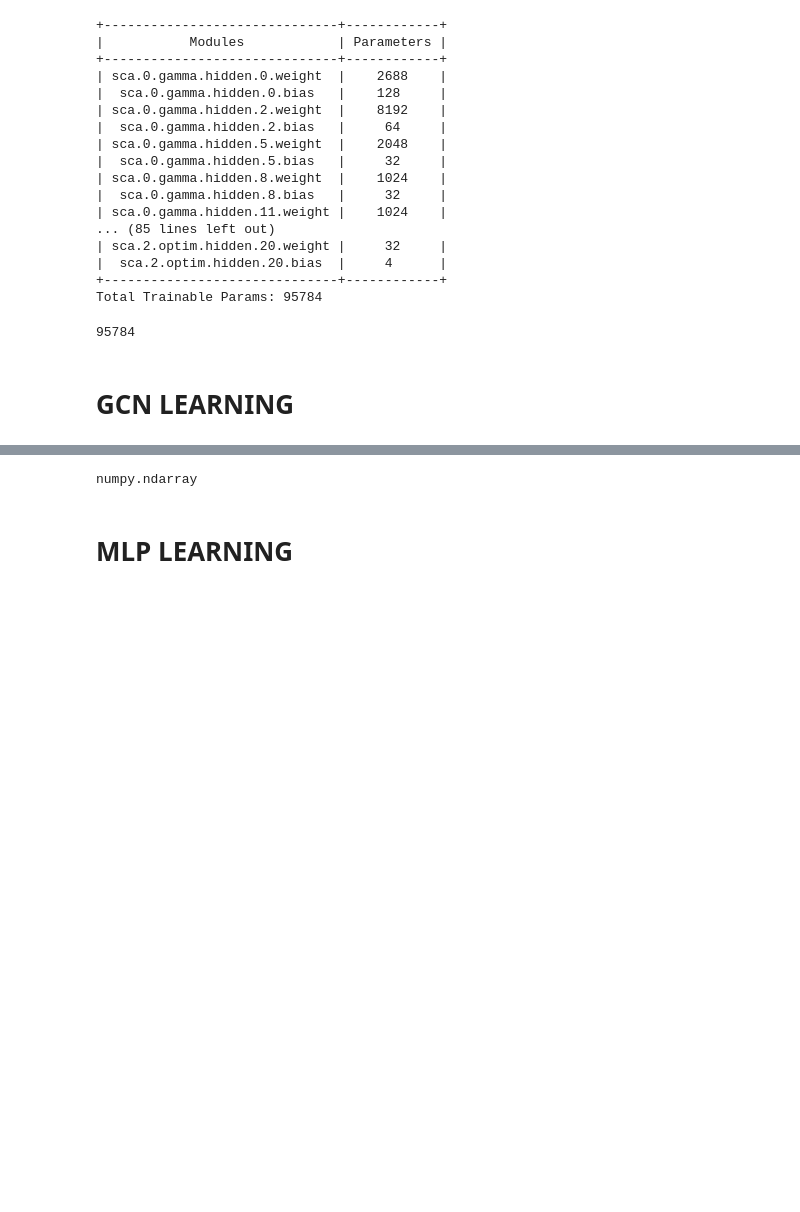
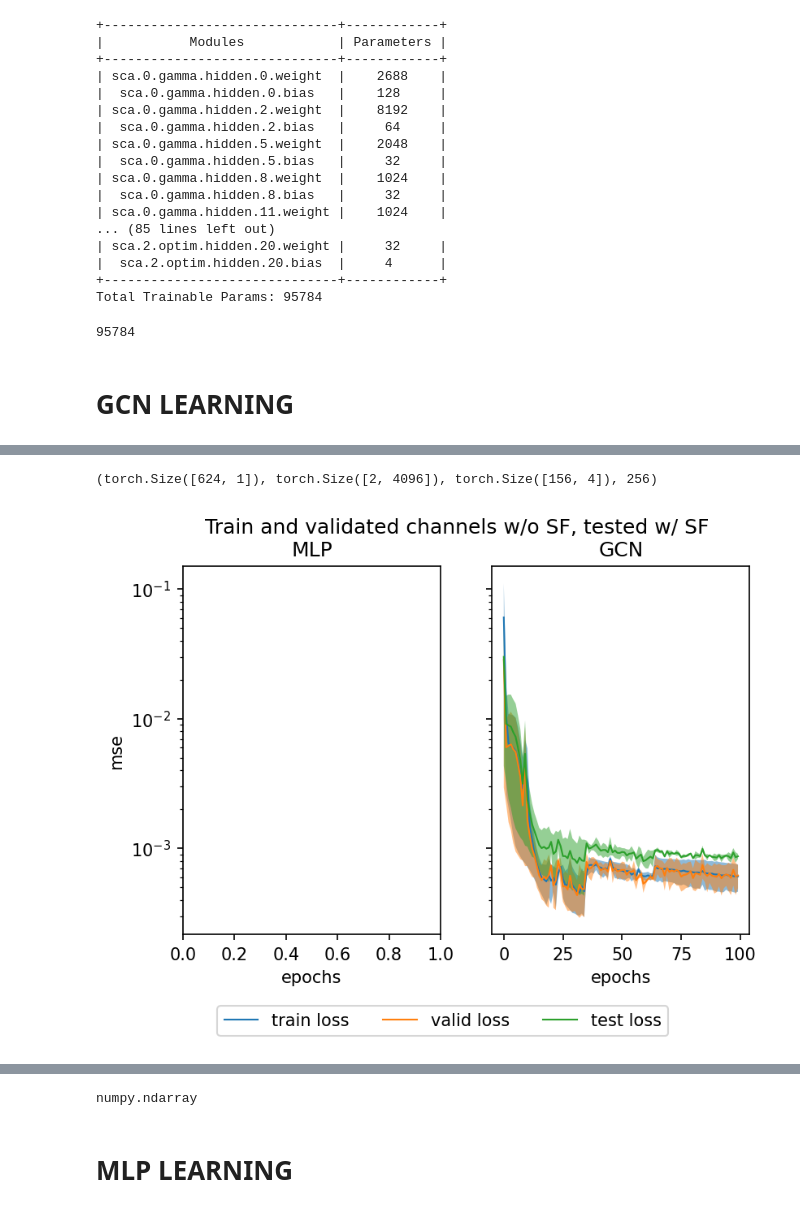
Before and after one commit to bl166/usca_power_control, a Jupyter notebook: SCA_datagen.ipynb, the cells around one changed output, grey strips where cells are left out. Saved outputs shown, nothing was run; the diff lists cells and outputs as text; code cells hidden in the pictures; blank space fills up the shorter version.

```diff
--- a/SCA_datagen.ipynb
+++ b/SCA_datagen.ipynb
@@ -487,12 +452,0 @@ print(X_va.shape, y_va.shape)
-# %%
-# test
-x =  torch.from_numpy(X_va_).float()#.to(device)
-with torch.no_grad():
-    y_pred, gamma = model( x )
-y_true = torch.from_numpy(y_va).float()#.to(device)
-print(x.shape, y_pred.shape, y_true.shape)
-
-wsee_test_opt = f_wsee_torch(y_true, x, mu, Pc, 'mean').numpy()
-wsee_test_pred = f_wsee_torch(y_pred, x, mu, Pc, 'mean').numpy()
-
-print('true:', wsee_test_opt, 'pred:', wsee_test_pred)
@@ -855,33 +780,28 @@ class GCN(torch.nn.Module):
         self.conv4 = GCNConv(64, 16)
         self.conv5 = GCNConv(16, 8)
         self.conv6 = GCNConv(8, dim)
-#         self.final = nn.Linear(dim, dim)
+        self.final = nn.Linear(dim, dim)
 
     def forward(self, x, edge_index, edge_weights):
 #         x, edge_index = data.x, data.edge_index
 
         x = F.elu(self.conv1(x, edge_index, edge_weight=edge_weights))
-#         x = F.dropout(x, training=self.training)
 
         x = F.relu(self.conv2(x, edge_index, edge_weight=edge_weights))
-#         x = F.dropout(x, training=self.training)
 
         x = F.elu(self.conv3(x, edge_index, edge_weight=edge_weights))
-#         x = F.dropout(x, training=self.training)
 
         x = F.relu(self.conv4(x, edge_index, edge_weight=edge_weights))
-#         x = F.dropout(x, training=self.training)
 
         x = F.elu(self.conv5(x, edge_index, edge_weight=edge_weights))
-#         x = F.dropout(x, training=self.training)
 
         x = self.conv6(x, edge_index, edge_weight=edge_weights)
 
 #         return F.log_softmax(x, dim=1)
-        return x#self.final(x)
+        return self.final(x)
 
 
 
-count_parameters(MLP(num_ue))
-count_parameters(GCN(1))
+count_parameters(MLP(num_ue),1)
+count_parameters(GCN(1),1)
 # %% [output]
@@ -1051,3 +1237,7 @@ TypeError: expected np.ndarray (got Tensor)
+# %%
+signal.shape, edge_index_batch.shape, y_init.shape, bs_va
+# %% [output]
+(torch.Size([624, 1]), torch.Size([2, 4096]), torch.Size([156, 4]), 256)
 # %%
 from utils import *
 f(y_true[0].cpu().numpy(), h, mu, Pc), f(y_pred[0].detach().cpu().numpy(), h, mu, Pc)
@@ -1059,40 +1249,42 @@ h * y_true[0].cpu().numpy()
 
 fig, ax = plt.subplots(1,2, dpi=150, sharey=True)
 
-for ph, loss in zip(["train", "valid", "test"],[tr_loss, va_loss, te_loss]):
+# for ph, loss in zip(["train", "valid", "test"],[tr_loss, va_loss, te_loss]):
 
-    m = np.mean(list(loss.values()),0)
-    e = np.std(list(loss.values()),0)
+#     m = np.mean(list(loss.values()),0)
+#     e = np.std(list(loss.values()),0)
 
-    ax[0].plot(range(epoch+1), m, '-', linewidth=1, label='%s loss'%ph)
-    ax[0].fill_between(range(epoch+1), m-e, m+e,
-        alpha=.5, #edgecolor='#3F7F4C', facecolor='#7EFF99',
-        linewidth=0, label=None)
+#     ax[0].plot(range(epoch+1), m, '-', linewidth=1, label='%s loss'%ph)
+#     ax[0].fill_between(range(epoch+1), m-e, m+e,
+#         alpha=.5, #edgecolor='#3F7F4C', facecolor='#7EFF99',
+#         linewidth=0, label=None)
 
 for ph, loss in zip(["train", "valid", "test"],[tr_loss1, va_loss1, te_loss1]):
 
     m = np.mean(list(loss.values()),0)
     e = np.std(list(loss.values()),0)
 
     ax[1].plot(range(epoch+1), m, '-', linewidth=1, label='%s loss'%ph)
     ax[1].fill_between(range(epoch+1), m-e, m+e,
         alpha=.5, #edgecolor='#3F7F4C', facecolor='#7EFF99',
         linewidth=0, label=None)
 
 ax[1].set_xlabel('epochs')
 ax[0].set_xlabel('epochs')
 ax[0].set_ylabel('mse')
 
 ax[0].set_title('MLP')
 ax[1].set_title('GCN')
 
 plt.legend(bbox_to_anchor=(0.8,-0.1), loc="lower right",
                 bbox_transform=fig.transFigure, ncol=3)
 
 plt.yscale('log')
 plt.suptitle('Train and validated channels w/o SF, tested w/ SF')
 
 plt.show()
+# %% [output]
+[figure, added]
 # %%
 gamma
 # %% [output]
```
Also changed, not shown: parts of 30 cells of this notebook, 13 other files.
